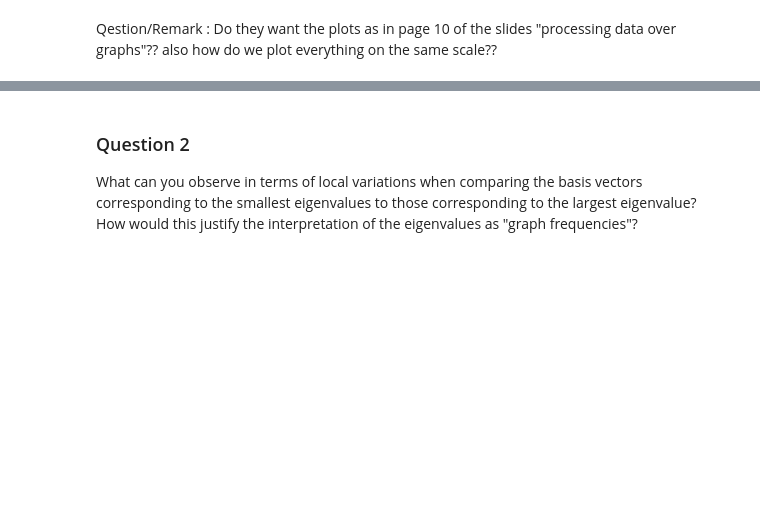
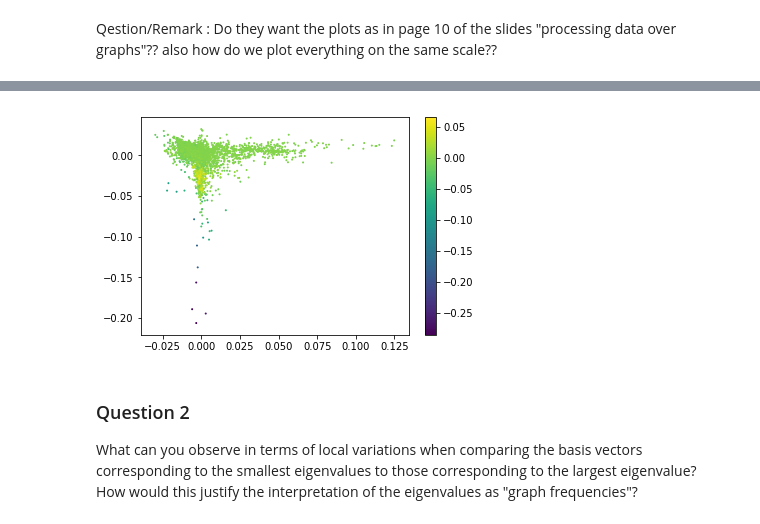
Before and after one commit to isabelaconstantin/wikinet, a Jupyter notebook: milestone4/4_graph_signal_processing.ipynb, the cells around one changed output, grey strips where cells are left out. Cells and saved outputs as stored; diff of their text form; code cells hidden in the pictures; blank space fills up the shorter version.

```diff
--- a/milestone4/4_graph_signal_processing.ipynb
+++ b/milestone4/4_graph_signal_processing.ipynb
@@ -197,3 +233,7 @@ plot_graph(adjacency, U[:,n_nodes-1])
+# %%
+plot_graph(graph, coords, eigenvectors_norm[:,-1])
+# %% [output]
+[figure, added]
 # %% [markdown]
 ### Question 2
 
```
Also changed, not shown: parts of 30 cells of this notebook.
